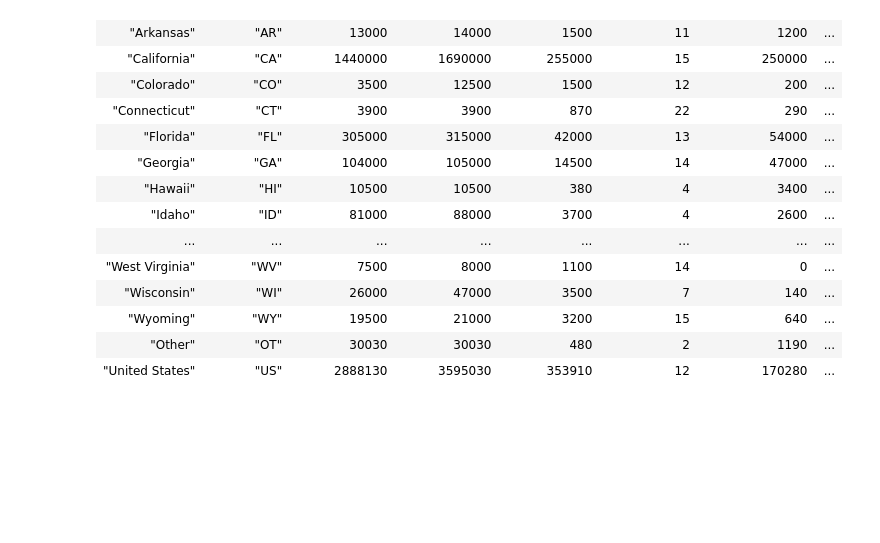
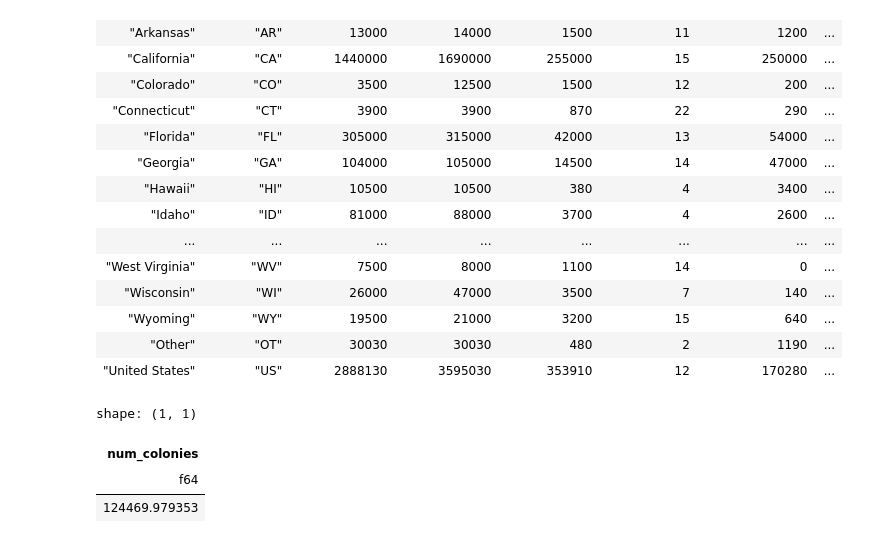
Before and after one commit to adra-dev/buzz_data, a Jupyter notebook: src/buzz_data.ipynb, the cells around one changed output. Cells and saved outputs as stored; diff of their text form; code cells hidden in the pictures; blank space fills up the shorter version.

```diff
--- a/src/buzz_data.ipynb
+++ b/src/buzz_data.ipynb
@@ -231,3 +235,10 @@ shape: (1_453, 18)
 | "Wyoming" | "WY" | 19500 | 21000 | 3200 | 15 | 640 | ... |
 | "Other" | "OT" | 30030 | 30030 | 480 | 2 | 1190 | ... |
 | "United States" | "US" | 2888130 | 3595030 | 353910 | 12 | 170280 | ... |
+# %%
+col.mean()
+# %% [output]
+shape: (1, 1)
+| num_colonies |
+| f64 |
+| 124469.979353 |
```
Also changed, not shown: parts of 5 cells of this notebook.
